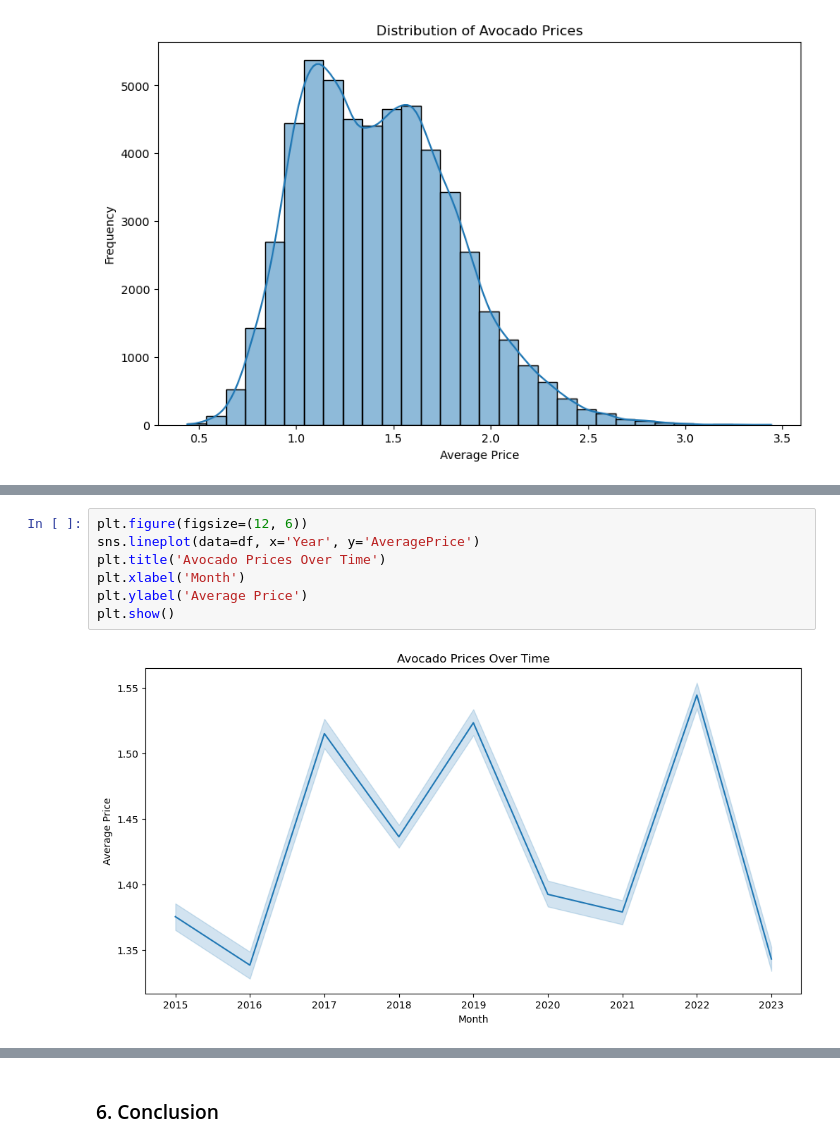
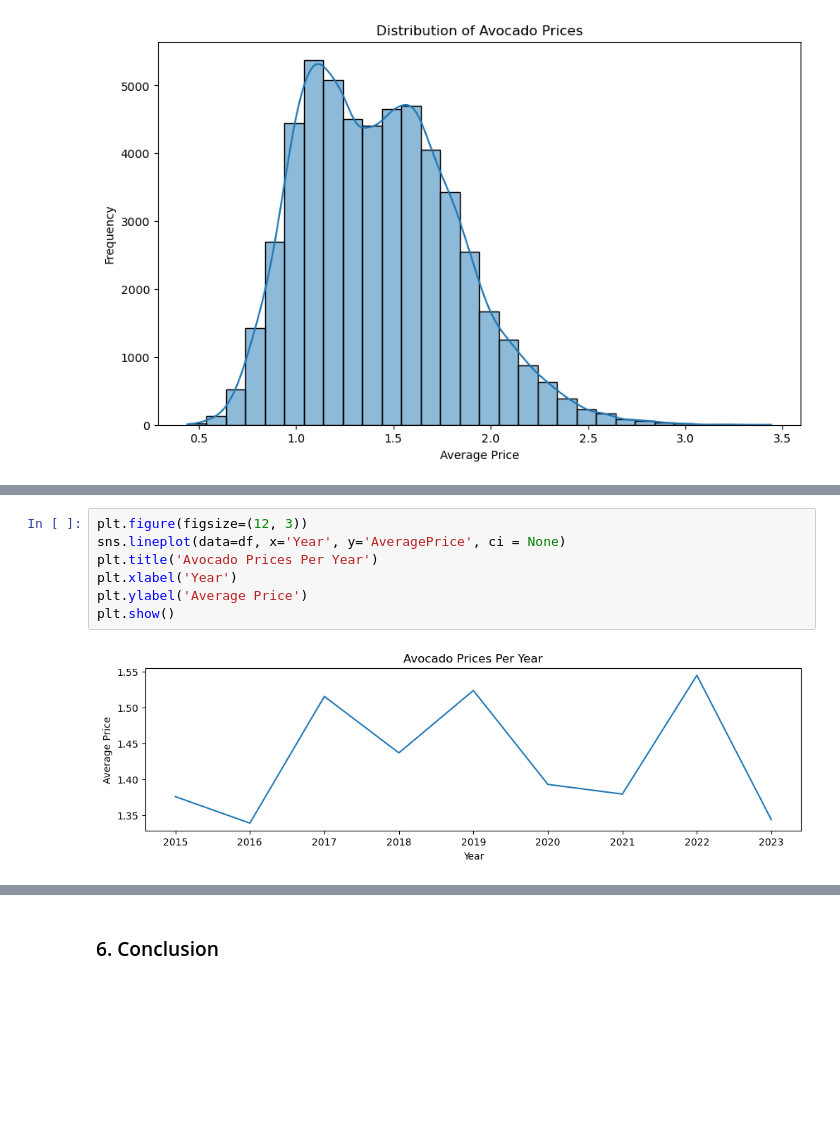
Before and after one commit to VrishtiSingh/PythonExplorersTeam3, a Jupyter notebook: Avocado Prices and Sales Volume 2015-2023.ipynb, the cells around one changed output, grey strips where cells are left out. Drawn from its saved outputs; the diff is of its cells as text; blank space fills up the shorter version.

```diff
--- a/Avocado Prices and Sales Volume 2015-2023.ipynb
+++ b/Avocado Prices and Sales Volume 2015-2023.ipynb
@@ -249,9 +251,9 @@ plt.show()
 # %%
-plt.figure(figsize=(12, 6))
-sns.lineplot(data=df, x='Year', y='AveragePrice')
-plt.title('Avocado Prices Over Time')
-plt.xlabel('Month')
+plt.figure(figsize=(12, 3))
+sns.lineplot(data=df, x='Year', y='AveragePrice', ci = None)
+plt.title('Avocado Prices Per Year')
+plt.xlabel('Year')
 plt.ylabel('Average Price')
 plt.show()
 # %% [output]
-[figure, old version]
+[figure, new version]
```
Also changed, not shown: parts of 8 cells of this notebook.
